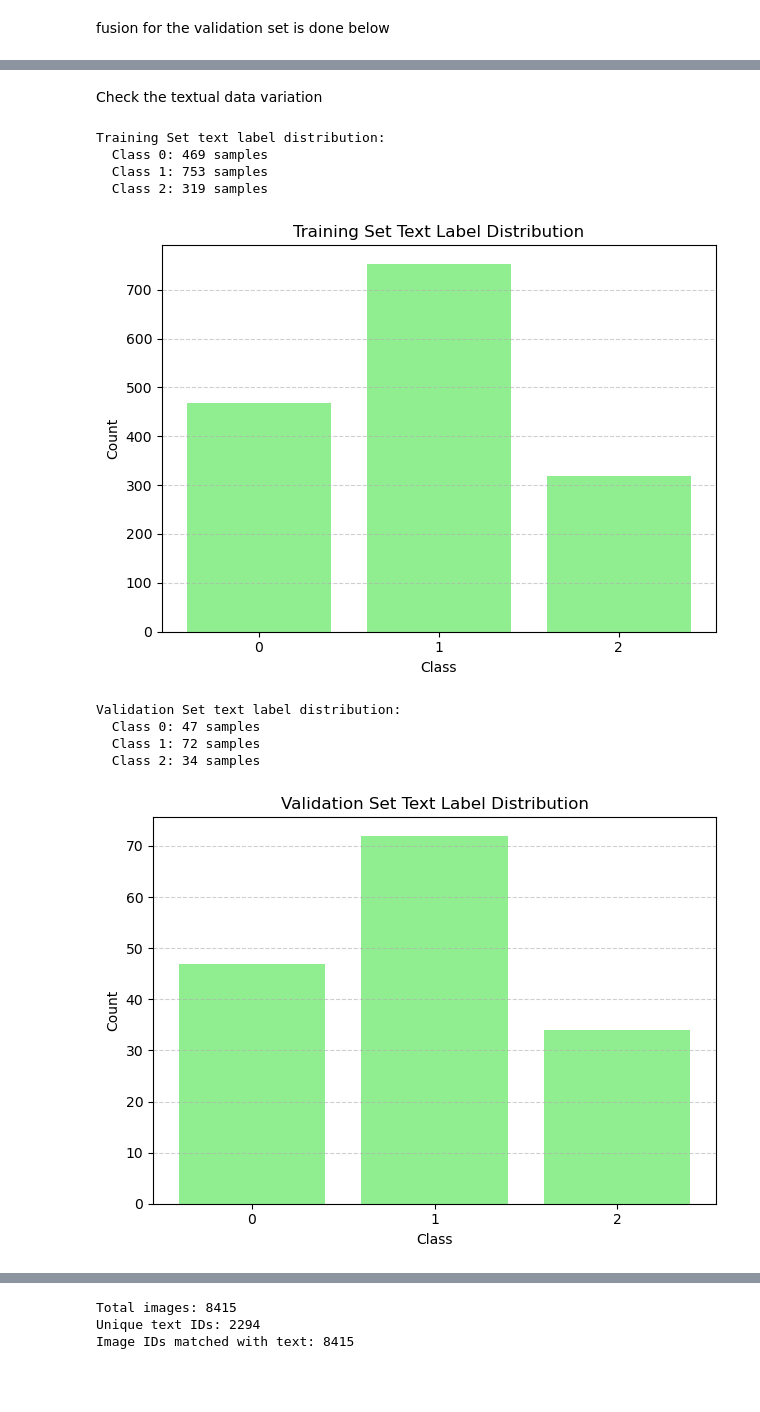
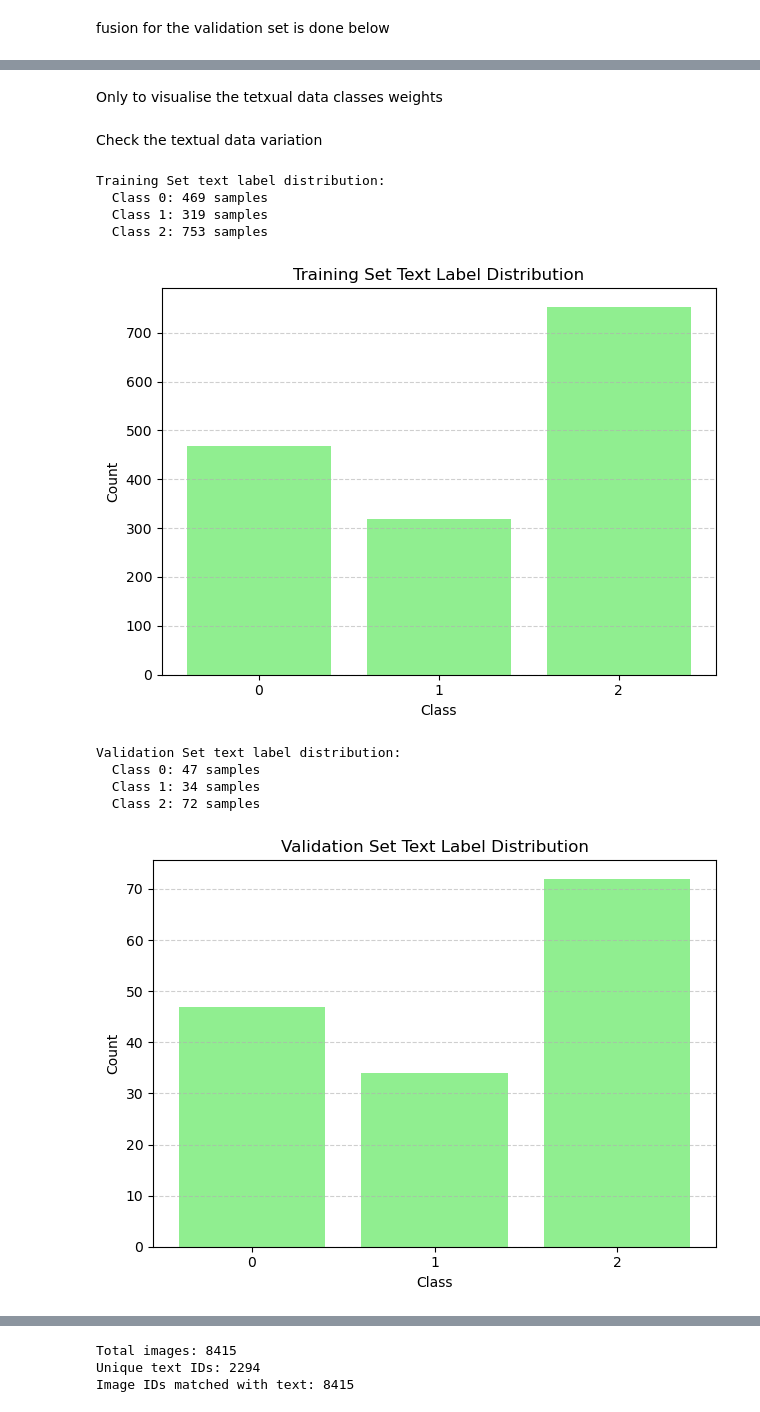
Before and after one commit to fatima-tuz-zahra-123/Neurological_disease_detection, a Jupyter notebook: newer_code.ipynb, the cells around one changed output, grey strips where cells are left out. Drawn from its saved outputs; the diff is of its cells as text; code cells hidden in the pictures; blank space fills up the shorter version.

```diff
--- a/newer_code.ipynb
+++ b/newer_code.ipynb
@@ -51,7 +51,7 @@ Total axial images: 96087
 import torch
 
 if torch.backends.mps.is_available():
-    device = torch.device("cpu")
+    device = torch.device("mps")
 else:
     device = torch.device("cpu")
 
@@ -365,6 +418,0 @@ X_val = np.load("val_features_axial_monai.npy")
-# %%
-X_small = X_train[:20000]  # or fewer
-y_small = y_train[:20000]
-
-rf = RandomForestClassifier(n_estimators=100, random_state=42, n_jobs=-1)
-rf.fit(X_small, y_small)
@@ -675,16 +865,17 @@ from tqdm import tqdm
 import os
 
 # Load image feature data
-image_features = np.load("X_val_reduced_monai.npy")   # (16830, 30)
+image_features = np.load("X_val_reduced_monai.npy")   # (8415, 30)
 image_labels = np.load("val_labels_axial_monai.npy")
-image_paths = np.load("val_image_paths_axial_monai.npy")
+image_paths = np.load("val_image_paths_axial.npy")
+
 
 # Load cleaned textual embeddings and IDs
 textual_embeddings = np.load("text_embeddings_cleaned.npy")   # (2294, 384)
 text_ids = np.load("text_image_ids.npy", allow_pickle=True)      # (2294,)
 
 # Step 1: Build a lookup from Image ID → text embedding
-text_lookup = {id_: emb for id_, emb in zip(text_ids, textual_embeddings)}
+text_lookup = {str(id_).strip(): emb for id_, emb in zip(text_ids, textual_embeddings)}
 
 # Step 2: Match each image with its text embedding (based on ID prefix)
 fused_features = []
@@ -693,17 +884,22 @@ matched_count = 0
 
 default_text_feat = np.zeros(384)
 
+
 for img_feat, label, path in tqdm(zip(image_features, image_labels, image_paths), total=len(image_paths)):
-    img_id = os.path.basename(path).split('_')[0]
+    img_id = str(os.path.basename(path).split('_')[0]).strip()
 
-    # Use default if text not available
-    text_feat = text_lookup.get(img_id, default_text_feat)
+    if img_id in text_lookup:
+        text_feat = text_lookup[img_id]
+        matched_count += 1
+    else:
+        text_feat = default_text_feat
 
     fused = np.concatenate([img_feat, text_feat])
     fused_features.append(fused)
     fused_labels.append(label)
 
-print(f" Matched samples: {matched_count}")
+print(f"Matched samples: {matched_count} / {len(image_paths)} ({matched_count / len(image_paths) * 100:.2f}%)")
+
 
 # Convert to arrays and save
 fused_features = np.array(fused_features)
@@ -721,3 +931,5 @@ print(" Labels shape:", fused_labels.shape)
+# %% [markdown]
+Only to visualise the tetxual data classes weights
 # %% [markdown]
 Check the textual data variation
 # %%
@@ -731,7 +943,7 @@ df = pd.read_csv("/Users/fatimatuzzahra/Downloads/ADNI1_Merged_AllImages.csv")
 
 # Optional: convert label names to numeric codes if not already
 # Example: {'CN': 0, 'MCI': 1, 'AD': 2}
-label_map = {'CN': 0, 'MCI': 1, 'AD': 2}
+label_map = {'CN': 0, 'AD': 1, 'MCI': 2}
 df["Label"] = df["Group"].map(label_map)  # replace "Group" with actual label column
 
 # Keep the image IDs
@@ -739,7 +951,7 @@ image_ids = df["Image Data ID"].values
 
 # Load train/val image path files
 train_paths = np.load("train_image_paths_axial.npy")  # contains full paths like '.../I12345_AD_axial_55.png'
-val_paths = np.load("val_image_paths_axial_monai.npy")
+val_paths = np.load("val_image_paths_axial.npy")
 
 # Extract image IDs from paths
 def extract_ids(paths):
@@ -749,38 +961,38 @@ train_ids = extract_ids(train_paths)
 val_ids = extract_ids(val_paths)
 
 # Split DataFrame
 df_train = df[df["Image Data ID"].isin(train_ids)]
 df_val = df[df["Image Data ID"].isin(val_ids)]
 
 # Show counts
 def analyze_subset(df_subset, name):
     labels = df_subset["Label"].dropna().astype(int)
     counter = Counter(labels)
     print(f"\n{name} text label distribution:")
     for label, count in sorted(counter.items()):
         print(f"  Class {label}: {count} samples")
 
     # Plot
     plt.bar(counter.keys(), counter.values(), color='lightgreen')
     plt.title(f"{name} Text Label Distribution")
     plt.xlabel("Class")
     plt.ylabel("Count")
     plt.xticks(sorted(counter.keys()))
     plt.grid(axis='y', linestyle='--', alpha=0.6)
     plt.tight_layout()
     plt.show()
 
 # Analyze
 analyze_subset(df_train, "Training Set")
 analyze_subset(df_val, "Validation Set")
 # %% [output]
 Training Set text label distribution:
   Class 0: 469 samples
-  Class 1: 753 samples
-  Class 2: 319 samples
+  Class 1: 319 samples
+  Class 2: 753 samples
-[figure, old version]
+[figure, new version]
 Validation Set text label distribution:
   Class 0: 47 samples
-  Class 1: 72 samples
-  Class 2: 34 samples
+  Class 1: 34 samples
+  Class 2: 72 samples
-[figure, old version]
+[figure, new version]
```
Also changed, not shown: parts of 52 cells of this notebook.
